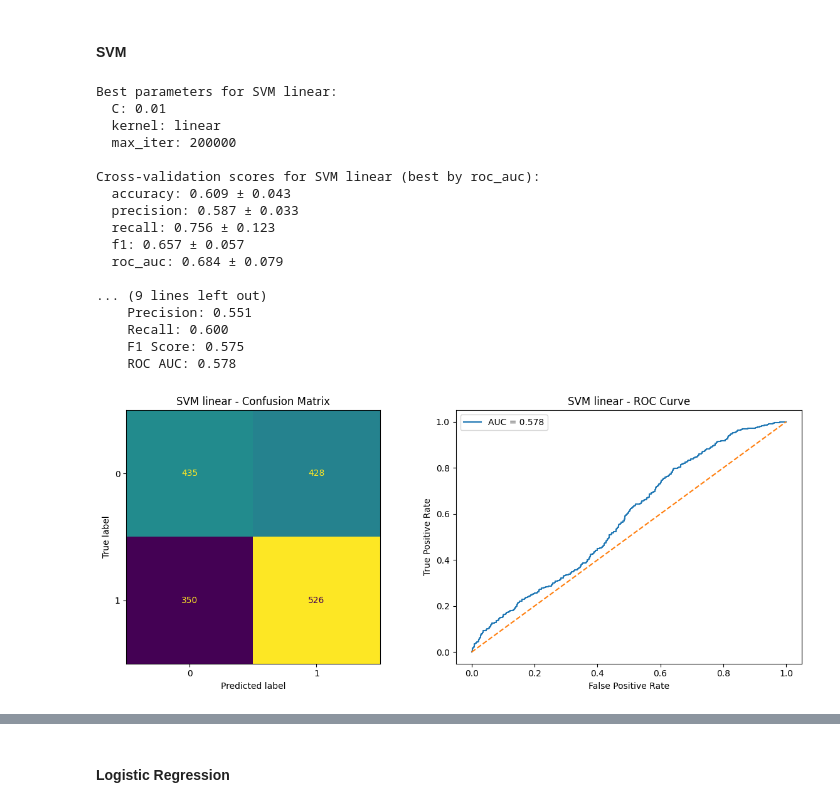
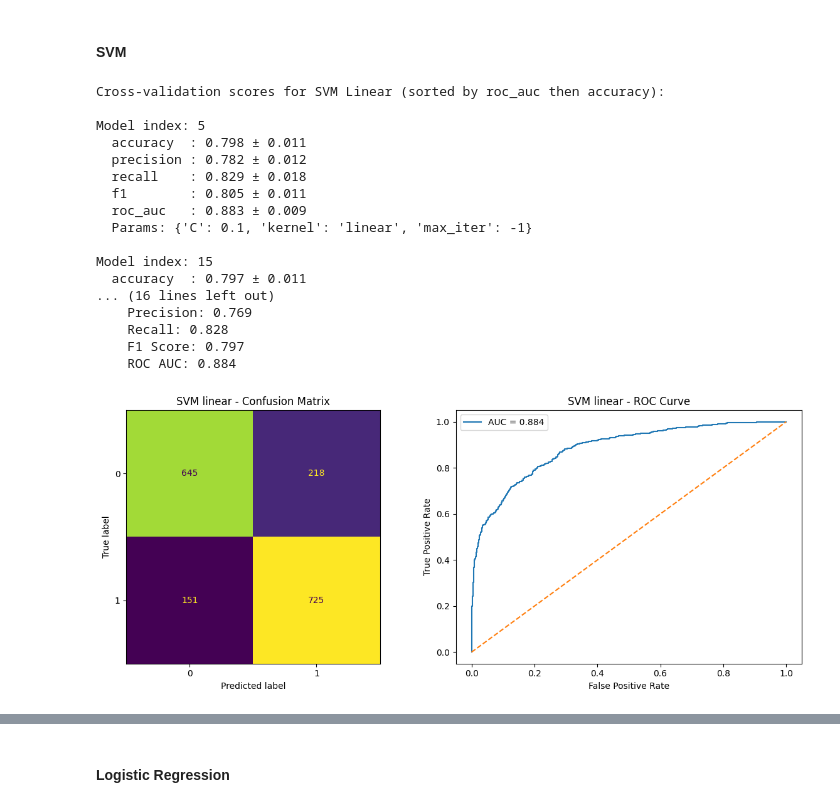
Before and after one commit to YarinArava/SpaceShipTitanic_FinalProject, a Jupyter notebook: Spaceship_Titanic_corrected.ipynb, the cells around one changed output, grey strips where cells are left out. Saved outputs shown, nothing was run; the diff lists cells and outputs as text; code cells hidden in the pictures.

```diff
--- a/Spaceship_Titanic_corrected.ipynb
+++ b/Spaceship_Titanic_corrected.ipynb
@@ -2189,11 +2192,9 @@ param_grid_tree = {
 }
 
 Tree_search, Tree_best_model, Tree_best_params, Tree_cv_results \
-    = evaluate_model(tree, param_grid_tree, X_train, y_train, rnd_srch=True, n_iter=50)
-print_best_params("Decision Tree", Tree_best_params)
+    = evaluate_model(tree, param_grid_tree, X_train, y_train)
 
-print_all_scores_improved("Decision Tree", Tree_cv_results)
-print_all_scores_improved("Decision Tree", Tree_cv_results, best_by='f1')
+print_scores_roc_acc("Decision Tree", Tree_cv_results)
 
 # Visualize performance of the best Decision Tree model on the test set
 test_pred = Tree_best_model.predict(X_test)
@@ -2202,4 +2203,6 @@ test_prob = Tree_best_model.predict_proba(X_test)[:, 1]
 print("\nTest set performance for Decision Tree:")
 Tree_reslist = comp_all_scores(y_test, test_pred, test_prob)
 plot_cm_and_roc(y_test, test_pred, test_prob, model_name="Decision Tree")
+
+tests_results['Decision Tree'] = Tree_reslist
 # %% [output]
@@ -2313 +2272,26 @@ Cross-validation scores for Random Forest (best by roc_auc):
 [figure]
+# %%
+rf_grid = RandomForestClassifier()
+param_grid_rf = {
+    "n_estimators": [200, 400, 600],
+    "criterion": ["gini", "entropy"],
+    "max_depth": [None, 10, 20, 30, 50],
+    "min_samples_split": [2, 5, 10, 20, 30],
+    "min_samples_leaf": [1, 2, 5, 10]
+}
+cv_tune = RepeatedStratifiedKFold(n_splits=5, n_repeats=2)
+
+RF_search, RF_best_model, RF_best_params, RF_cv_results_grid \
+    = evaluate_model(rf_grid, param_grid_rf, X_train, y_train, cv=cv_tune)
+
+print_scores_roc_acc("Random Forest Grid Search", RF_cv_results_grid)
+
+# Visualize performance of the best Random Forest model on the test set
+test_pred = RF_best_model.predict(X_test)
+test_prob = RF_best_model.predict_proba(X_test)[:, 1]
+
+print("\nTest set performance for Random Forest:")
+RF_reslist = comp_all_scores(y_test, test_pred, test_prob)
+plot_cm_and_roc(y_test, test_pred, test_prob, model_name="Random Forest Grid Search")
+
+tests_results['Random Forest Grid Search'] = RF_reslist
@@ -2316,42 +2319,42 @@ Cross-validation scores for Random Forest (best by roc_auc):
 # %%
 svm_linear = SVC(probability=False)
 param_linear = {
     "kernel": ["linear"],
     "C": [0.01, 0.1, 1, 10, 100],
-    "max_iter": [10000, 50000, 100000, 200000]
+    "max_iter": [-1, 10000, 50000, 100000, 200000]
 }
 
 SVM_linear_search, SVM_linear_best_model, SVM_linear_best_params, SVM_linear_cv_results = \
         evaluate_model(svm_linear, param_linear, X_train, y_train)
-print_best_params("SVM linear", SVM_linear_best_params)
 
-print_all_scores_improved("SVM linear", SVM_linear_cv_results, best_by='roc_auc')
-print_all_scores_improved("SVM linear", SVM_linear_cv_results, best_by='f1')
+print_scores_roc_acc("SVM Linear", SVM_linear_cv_results)
 
 # Visualize performance of the best SVM linear model on the test set
 test_pred = SVM_linear_best_model.predict(X_test)
 test_prob = SVM_linear_best_model.decision_function(X_test)
 
 print("\nTest set performance for SVM linear:")
-comp_all_scores(y_test, test_pred, test_prob)
+SVM_unlimited_reslist = comp_all_scores(y_test, test_pred, test_prob)
 plot_cm_and_roc(y_test, test_pred, test_prob, model_name="SVM linear")
+
+tests_results['SVM Linear'] = SVM_unlimited_reslist
 # %% [output]
-Best parameters for SVM linear:
-  C: 0.01
-  kernel: linear
-  max_iter: 200000
+Cross-validation scores for SVM Linear (sorted by roc_auc then accuracy):
 
-Cross-validation scores for SVM linear (best by roc_auc):
-  accuracy: 0.609 ± 0.043
-  precision: 0.587 ± 0.033
-  recall: 0.756 ± 0.123
-  f1: 0.657 ± 0.057
-  roc_auc: 0.684 ± 0.079
+Model index: 5
+  accuracy  : 0.798 ± 0.011
+  precision : 0.782 ± 0.012
+  recall    : 0.829 ± 0.018
+  f1        : 0.805 ± 0.011
+  roc_auc   : 0.883 ± 0.009
+  Params: {'C': 0.1, 'kernel': 'linear', 'max_iter': -1}
 
-... (9 lines left out)
-    Precision: 0.551
-    Recall: 0.600
-    F1 Score: 0.575
-    ROC AUC: 0.578
+Model index: 15
+  accuracy  : 0.797 ± 0.011
+... (16 lines left out)
+    Precision: 0.769
+    Recall: 0.828
+    F1 Score: 0.797
+    ROC AUC: 0.884
-[figure, old version]
+[figure, new version]
 # %%
```
Also changed, not shown: parts of 22 cells of this notebook, 3 other files.
